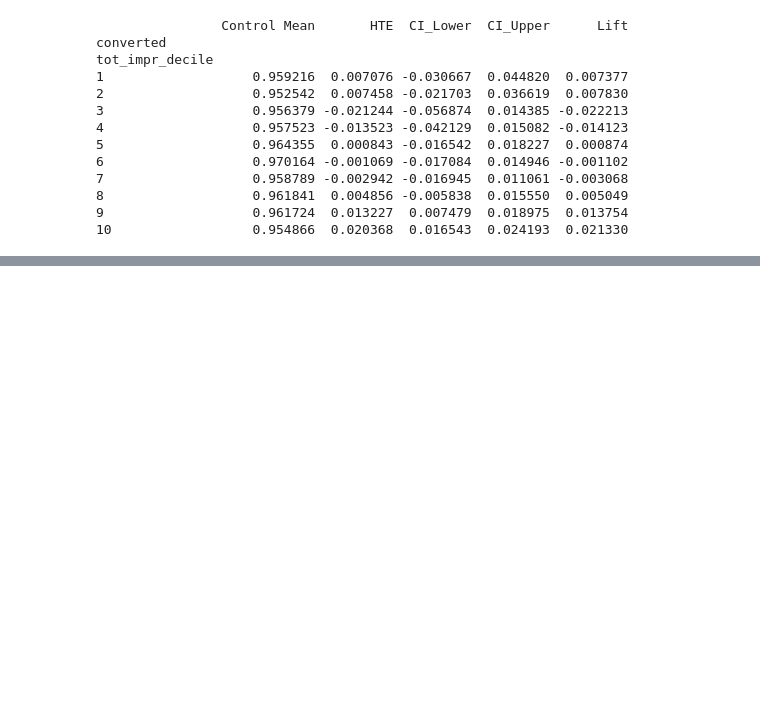
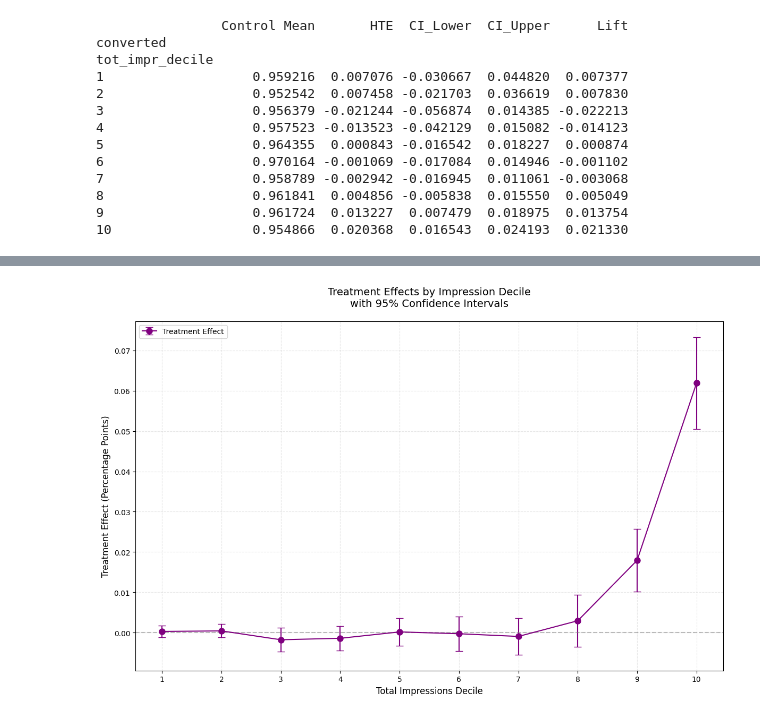
Before and after one commit to MSHDZ1/Q_late-night, a Jupyter notebook: VF_Experiment_Assigment_3.ipynb, the cells around one changed output, grey strips where cells are left out. Cells and saved outputs as stored; diff of their text form; code cells hidden in the pictures; blank space fills up the shorter version.

```diff
--- a/VF_Experiment_Assigment_3.ipynb
+++ b/VF_Experiment_Assigment_3.ipynb
@@ -326,0 +364,79 @@ plt.show()
+# %%
+import numpy as np
+import pandas as pd
+import matplotlib.pyplot as plt
+
+# Calculate treatment effects and CIs by decile
+def calc_treatment_effects(data):
+    effects = []
+
+    for decile in range(1, 11):
+        # Get data for this decile
+        decile_data = data[data['tot_impr_decile'] == decile]
+
+        # Calculate means for treatment and control
+        treatment_mean = decile_data[decile_data['test'] == 1]['converted'].mean()
+        control_mean = decile_data[decile_data['test'] == 0]['converted'].mean()
+
+        # Calculate standard errors
+        treatment_se = decile_data[decile_data['test'] == 1]['converted'].std() / \
+                      np.sqrt(len(decile_data[decile_data['test'] == 1]))
+        control_se = decile_data[decile_data['test'] == 0]['converted'].std() / \
+                    np.sqrt(len(decile_data[decile_data['test'] == 0]))
+
+        # Calculate treatment effect and combined standard error
+        effect = treatment_mean - control_mean
+        combined_se = np.sqrt(treatment_se**2 + control_se**2)
+
+        effects.append({
+            'decile': decile,
+            'effect': effect,
+            'se': combined_se,
+            'ci_lower': effect - 1.96 * combined_se,
+            'ci_upper': effect + 1.96 * combined_se
+        })
+
+    return pd.DataFrame(effects)
+
+# Calculate treatment effects
+effects_df = calc_treatment_effects(data)
+
+# Create the plot
+plt.figure(figsize=(12, 8))
+
+# Plot treatment effects
+plt.errorbar(effects_df['decile'], effects_df['effect'],
+             yerr=[effects_df['effect'] - effects_df['ci_lower'],
+                   effects_df['ci_upper'] - effects_df['effect']],
+             fmt='o-', color='purple', capsize=5, capthick=1,
+             markersize=8, label='Treatment Effect')
+
+# Add horizontal line at y=0 to show baseline
+plt.axhline(y=0, color='gray', linestyle='--', alpha=0.5)
+
+# Customize the plot
+plt.xlabel('Total Impressions Decile', fontsize=12)
+plt.ylabel('Treatment Effect (Percentage Points)', fontsize=12)
+plt.title('Treatment Effects by Impression Decile\nwith 95% Confidence Intervals',
+          fontsize=14, pad=20)
+
+# Set x-axis ticks to match deciles
+plt.xticks(range(1, 11))
+
+# Add grid for better readability
+plt.grid(True, linestyle='--', alpha=0.3)
+
+# Add legend
+plt.legend(fontsize=10)
+
+# Adjust layout to prevent label cutoff
+plt.tight_layout()
+
+# Show the plot
+plt.show()
+
+# Print the effects table for verification
+print("\nTreatment Effects by Decile:")
+print(effects_df.round(4))
+# %% [output]
+[figure, added]
```
Also changed, not shown: parts of 10 cells of this notebook.
